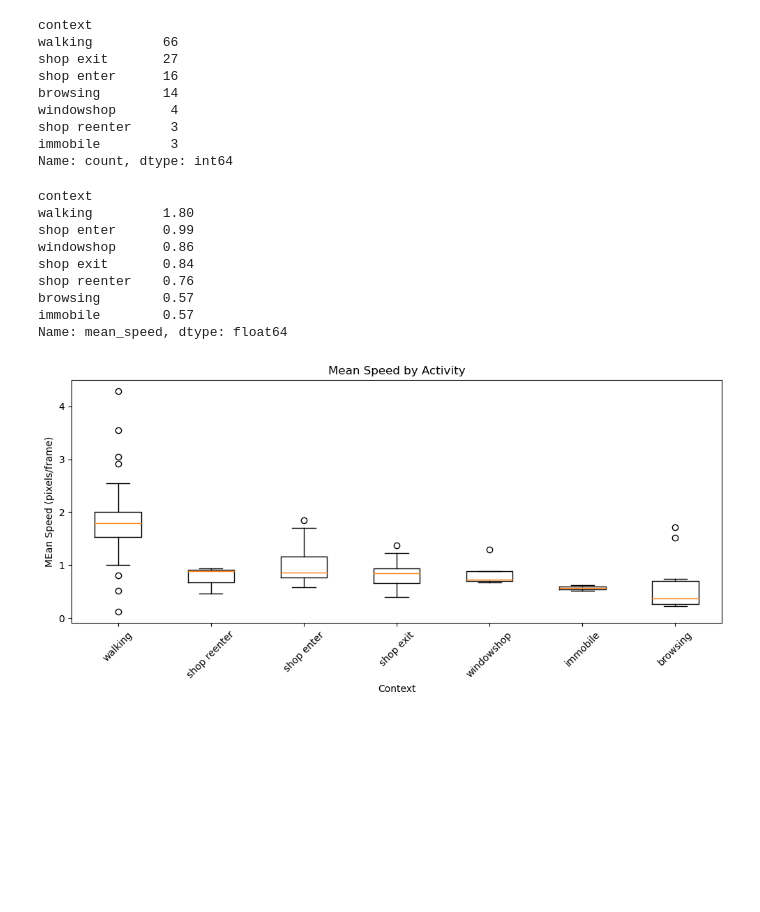
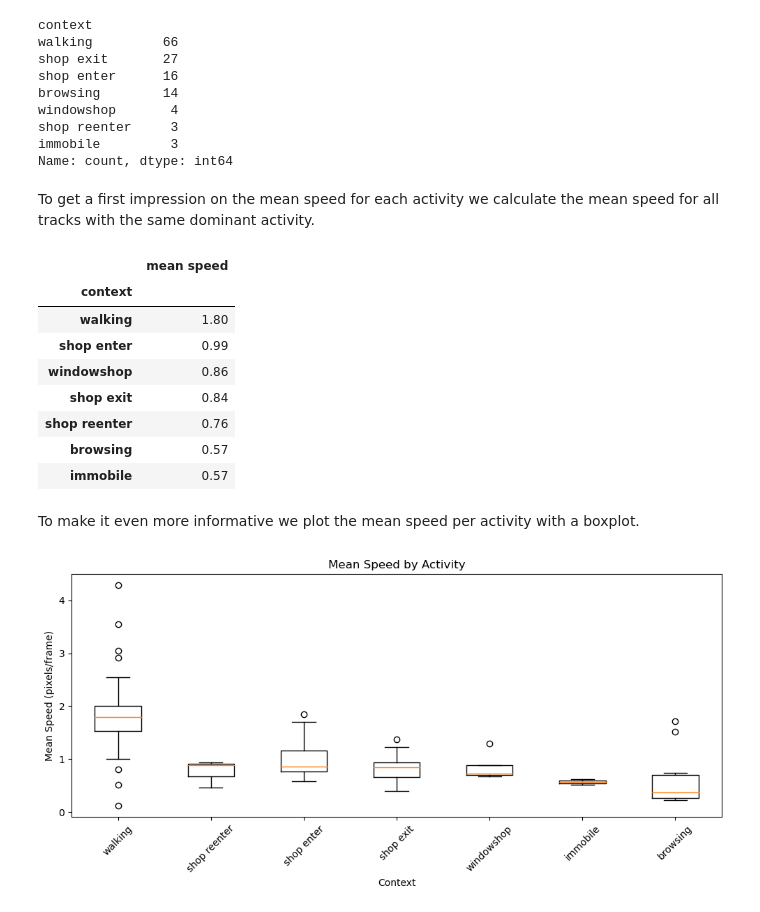
Before and after one commit to nellyharsch/data_project_Nelly_Harsch, a Jupyter notebook: analysis.ipynb, the cells around one changed output. Drawn from its saved outputs; the diff is of its cells as text; code cells hidden in the pictures; blank space fills up the shorter version.

```diff
--- a/analysis.ipynb
+++ b/analysis.ipynb
@@ -100,7 +100,7 @@ def parse_xml(filepath):
                 context = hyp.findtext('context')
                 situation = hyp.findtext('situation')
             else:
-                mobement = role = context = situation = None
+                movement = role = context = situation = None
 
             rows.append({
                 'sequence': os.path.basename(filepath).replace('.xml', ''),
@@ -239,18 +244,22 @@ windowshop       4
 shop reenter     3
 immobile         3
 Name: count, dtype: int64
+# %% [markdown]
+To get a first impression on the mean speed for each activity we calculate the mean speed for all tracks with the same dominant activity.
 # %%
-tracks_df.groupby('context')['mean_speed'].mean().sort_values(ascending=False).round(2)
+tracks_df.groupby('context')['mean_speed'].mean().sort_values(ascending=False).round(2).to_frame(name = 'mean speed')
 # %% [output]
-context
-walking         1.80
-shop enter      0.99
-windowshop      0.86
-shop exit       0.84
-shop reenter    0.76
-browsing        0.57
-immobile        0.57
-Name: mean_speed, dtype: float64
+|  | mean speed |
+| context |  |
+| walking | 1.80 |
+| shop enter | 0.99 |
+| windowshop | 0.86 |
+| shop exit | 0.84 |
+| shop reenter | 0.76 |
+| browsing | 0.57 |
+| immobile | 0.57 |
+# %% [markdown]
+To make it even more informative we plot the mean speed per activity with a boxplot.
 # %%
 order = tracks_df.groupby('context')['mean_speed'].median().sort_values(ascending= False).index
 
```
Also changed, not shown: parts of 15 cells of this notebook.
